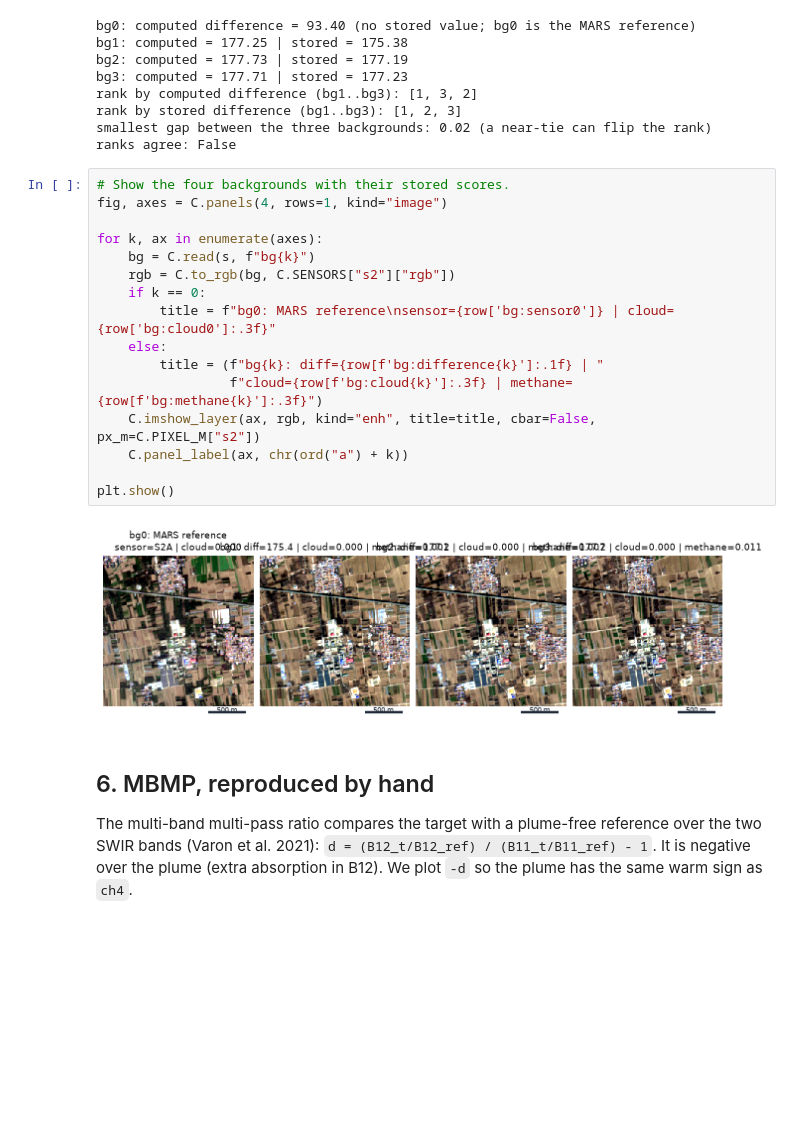
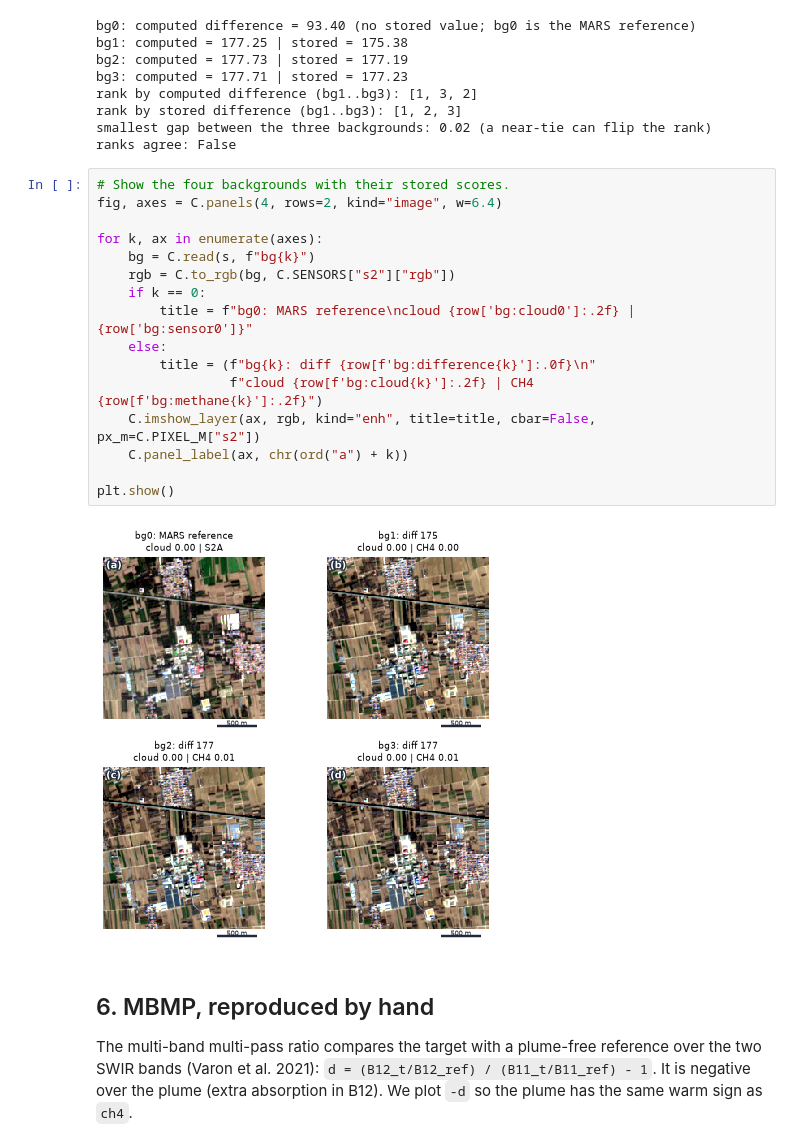
Before and after one commit to IPL-UV/taco-methaneset, a Jupyter notebook: methaneset-codes/notebooks/01_s2.ipynb, the cells around one changed output. Drawn from its saved outputs; the diff is of its cells as text; blank space fills up the shorter version.

Commit message:
Readable panel labels on images, and a 2x2 layout for the four backgrounds in 01

```diff
--- a/methaneset-codes/notebooks/01_s2.ipynb
+++ b/methaneset-codes/notebooks/01_s2.ipynb
@@ -359,22 +359,22 @@ smallest gap between the three backgrounds: 0.02 (a near-tie can flip the rank)
 ranks agree: False
 # %%
 # Show the four backgrounds with their stored scores.
-fig, axes = C.panels(4, rows=1, kind="image")
+fig, axes = C.panels(4, rows=2, kind="image", w=6.4)
 
 for k, ax in enumerate(axes):
     bg = C.read(s, f"bg{k}")
     rgb = C.to_rgb(bg, C.SENSORS["s2"]["rgb"])
     if k == 0:
-        title = f"bg0: MARS reference\nsensor={row['bg:sensor0']} | cloud={row['bg:cloud0']:.3f}"
+        title = f"bg0: MARS reference\ncloud {row['bg:cloud0']:.2f} | {row['bg:sensor0']}"
     else:
-        title = (f"bg{k}: diff={row[f'bg:difference{k}']:.1f} | "
-                 f"cloud={row[f'bg:cloud{k}']:.3f} | methane={row[f'bg:methane{k}']:.3f}")
+        title = (f"bg{k}: diff {row[f'bg:difference{k}']:.0f}\n"
+                 f"cloud {row[f'bg:cloud{k}']:.2f} | CH4 {row[f'bg:methane{k}']:.2f}")
     C.imshow_layer(ax, rgb, kind="enh", title=title, cbar=False, px_m=C.PIXEL_M["s2"])
     C.panel_label(ax, chr(ord("a") + k))
 
 plt.show()
 # %% [output]
-[figure, old version]
+[figure, new version]
 # %% [markdown]
 ## 6. MBMP, reproduced by hand
 The multi-band multi-pass ratio compares the target with a plume-free reference over the two SWIR bands (Varon et al. 2021): `d = (B12_t/B12_ref) / (B11_t/B11_ref) - 1`. It is negative over the plume (extra absorption in B12). We plot `-d` so the plume has the same warm sign as `ch4`.
```
Also changed, not shown: parts of 5 cells of this notebook, 3 other files.
